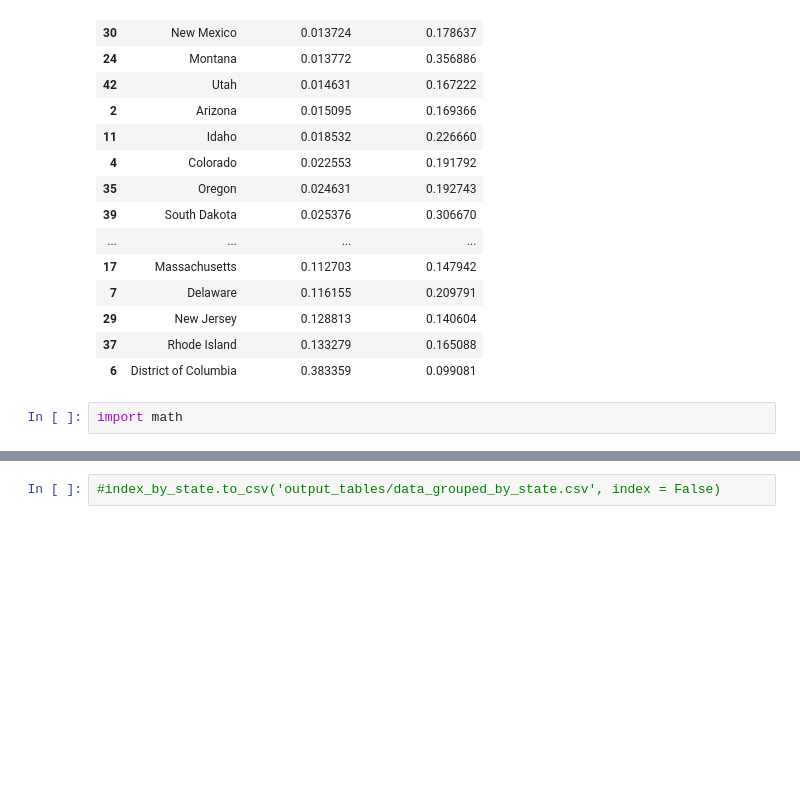
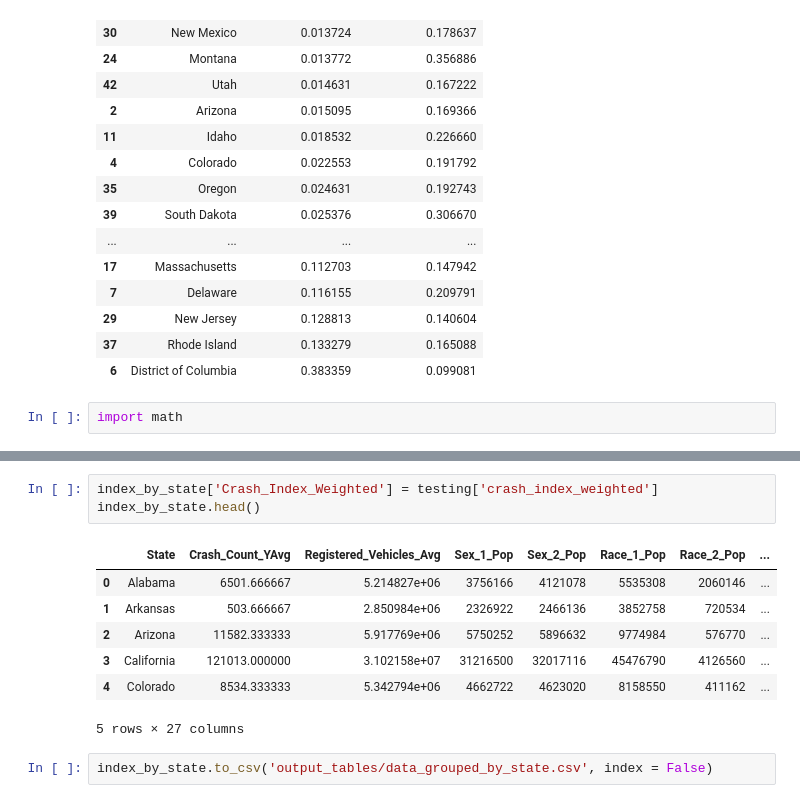
Before and after one commit to smyoung88/DA_G2_Final_Project, a Jupyter notebook: Vellios/StateGrouped_Dataset_Accidents-Cars-Pop-Land-Blue-Weed.ipynb, the cells around one changed output, grey strips where cells are left out. Drawn from its saved outputs; the diff is of its cells as text; blank space fills up the shorter version.

```diff
--- a/Vellios/StateGrouped_Dataset_Accidents-Cars-Pop-Land-Blue-Weed.ipynb
+++ b/Vellios/StateGrouped_Dataset_Accidents-Cars-Pop-Land-Blue-Weed.ipynb
@@ -748,2 +761,13 @@ testing['index'].plot.density()
+# %%
+index_by_state['Crash_Index_Weighted'] = testing['crash_index_weighted']
+index_by_state.head()
+# %% [output]
+|  | State | Crash_Count_YAvg | Registered_Vehicles_Avg | Sex_1_Pop | Sex_2_Pop | Race_1_Pop | Race_2_Pop | ... |
+| 0 | Alabama | 6501.666667 | 5.214827e+06 | 3756166 | 4121078 | 5535308 | 2060146 | ... |
+| 1 | Arkansas | 503.666667 | 2.850984e+06 | 2326922 | 2466136 | 3852758 | 720534 | ... |
+| 2 | Arizona | 11582.333333 | 5.917769e+06 | 5750252 | 5896632 | 9774984 | 576770 | ... |
+| 3 | California | 121013.000000 | 3.102158e+07 | 31216500 | 32017116 | 45476790 | 4126560 | ... |
+| 4 | Colorado | 8534.333333 | 5.342794e+06 | 4662722 | 4623020 | 8158550 | 411162 | ... |
+5 rows × 27 columns
 # %%
-#index_by_state.to_csv('output_tables/data_grouped_by_state.csv', index = False)
+index_by_state.to_csv('output_tables/data_grouped_by_state.csv', index = False)
```
Also changed, not shown: parts of 5 cells of this notebook, 1 other file.
